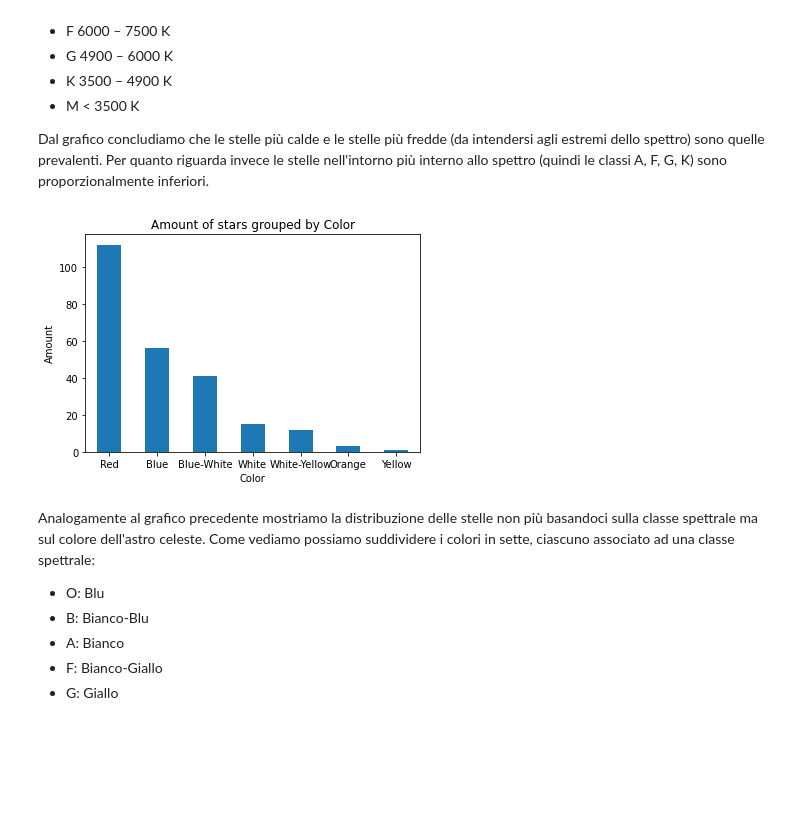
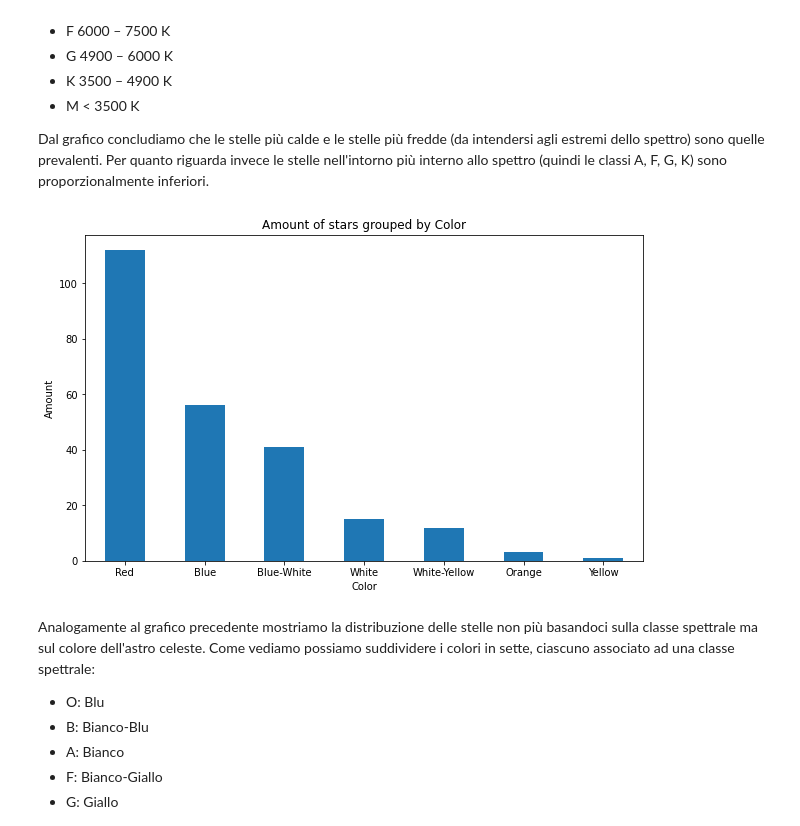
Before and after one commit to riccardomirarchi/nasastarsclassification, a Jupyter notebook: plots.ipynb, the cells around one changed output. Saved outputs shown, nothing was run; the diff lists cells and outputs as text; code cells hidden in the pictures; blank space fills up the shorter version.

```diff
--- a/plots.ipynb
+++ b/plots.ipynb
@@ -63,9 +63,9 @@ Come abbiamo detto le classi sono sette e si identificano con:
 
 Dal grafico concludiamo che le stelle più calde e le stelle più fredde (da intendersi agli estremi dello spettro) sono quelle prevalenti. Per quanto riguarda invece le stelle nell'intorno più interno allo spettro (quindi le classi A, F, G, K) sono proporzionalmente inferiori.
 # %%
-dataset['Color'].value_counts().plot.bar(title="Amount of stars grouped by Color", xlabel= "Color", ylabel= 'Amount',rot=0);
+bar = dataset['Color'].value_counts().plot.bar(title="Amount of stars grouped by Color", xlabel= "Color", ylabel= 'Amount',rot=0, figsize=(10,6));
 # %% [output]
-[figure, old version]
+[figure, new version]
 # %% [markdown]
 Analogamente al grafico precedente mostriamo la distribuzione delle stelle non più basandoci sulla classe spettrale ma sul colore dell'astro celeste. Come vediamo possiamo suddividere i colori in sette, ciascuno associato ad una classe spettrale:
 
```
Also changed, not shown: parts of 5 cells of this notebook.
